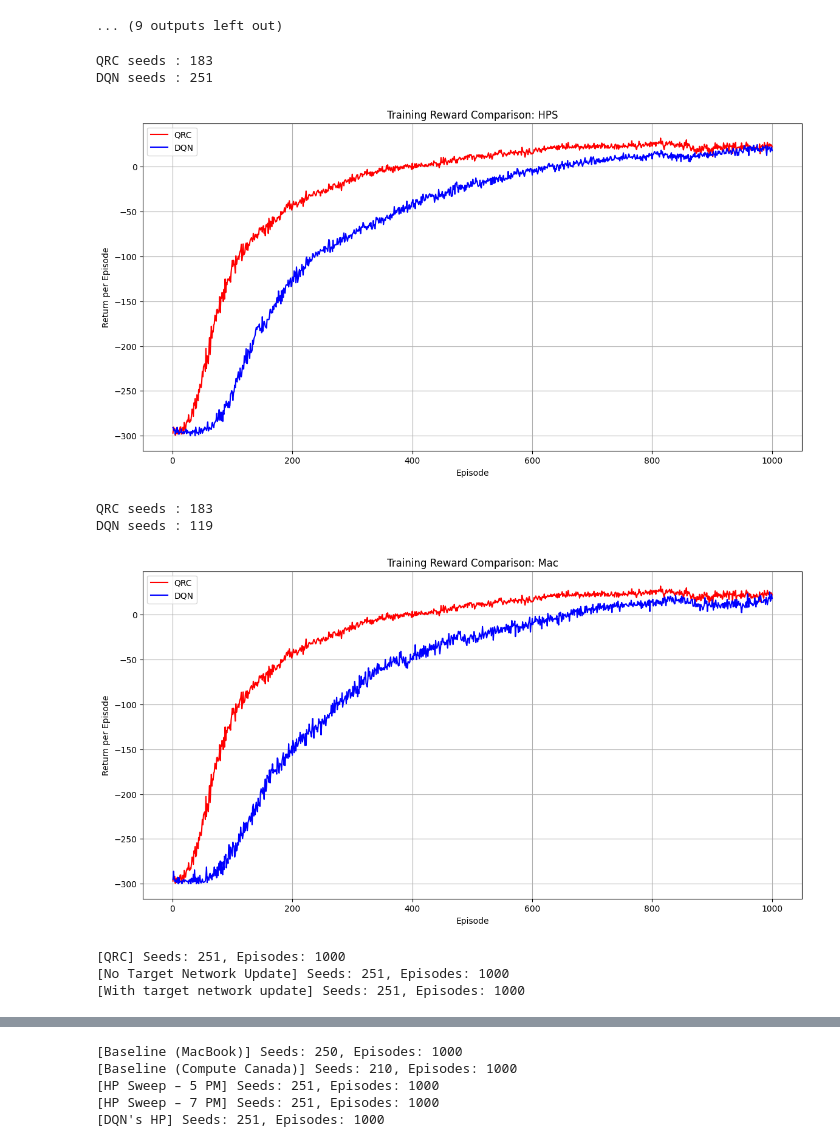
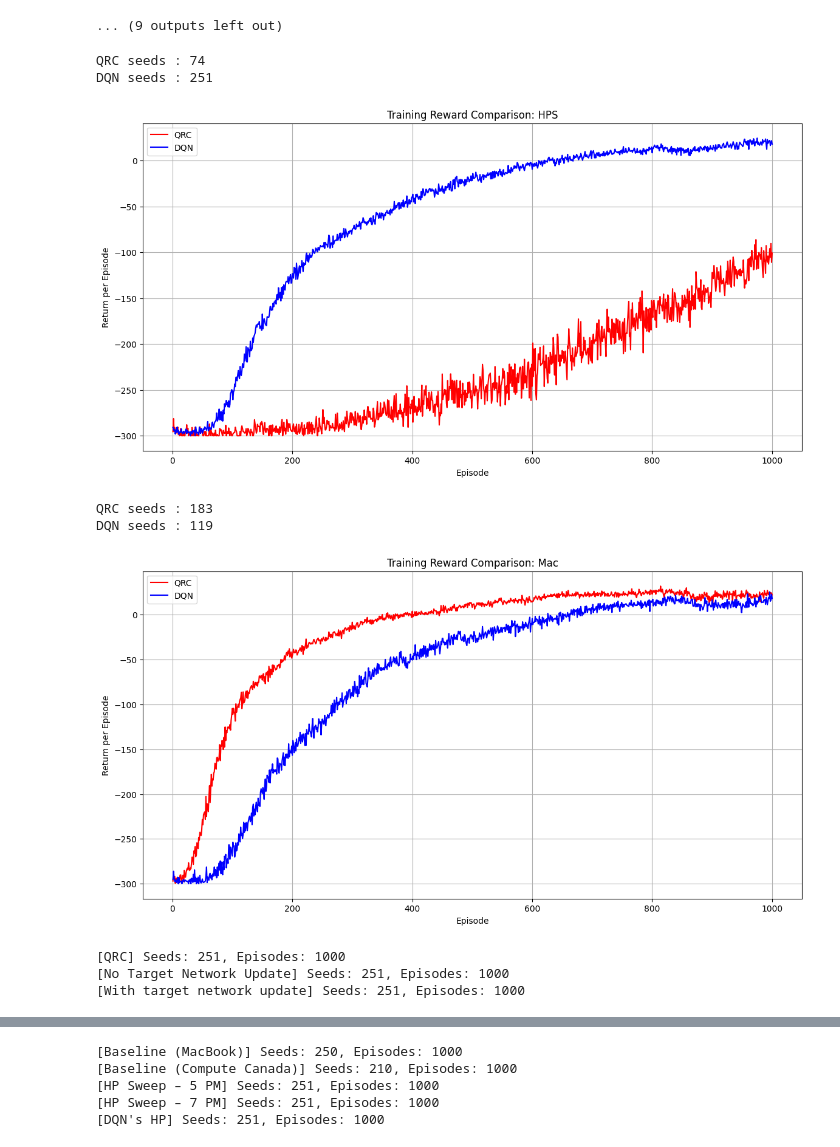
Before and after one commit to LukasOttenhof/DQN-vs-QRC, a Jupyter notebook: Analysis/QRC_analysis.ipynb, the cells around one changed output, grey strips where cells are left out. Drawn from its saved outputs; the diff is of its cells as text; code cells hidden in the pictures.

```diff
--- a/Analysis/QRC_analysis.ipynb
+++ b/Analysis/QRC_analysis.ipynb
@@ -284,34 +284,34 @@ num_episodes : 1000
 # %%
 # plot_qrc_rewards(pt_file="../data/qrc_reward_seeds_hps.pt", name="QRC hps")
 # plot_qrc_rewards(pt_file="../data/dqn_reward_seeds_target_update_2.pt", name="DQN Target Update 2")
 
 plot_graph(
-    qrc_file="../data/qrc_reward_seeds_ntu.pt",
+    qrc_file="../data/qrc_reward_seeds_hlr_1.pt",
     dqn_file="../data/qrc_results/qrc_best_hyperparameters.pt",
     graph_title="Training Reward Comparison: HPS"
 )
 
 plot_graph(
     qrc_file="../data/qrc_reward_seeds_ntu.pt",
     dqn_file="../data/qrc_reward_seeds_new.pt",
     graph_title="Training Reward Comparison: Mac"
 )
 
 folders = [
     "../data/qrc_results/best_hyperparameters",
     "../result_no_tnu",
     "../result_with_tnu"
 ]
 names = [
     "QRC",
     "No Target Network Update",
     "With target network update",
 ]
 plot_multiple_rewards(folders, names, ci=0.95, title="QRC Performance Across Hyperparameter Configurations")
 # %% [output]
-QRC seeds : 183
+QRC seeds : 74
 DQN seeds : 251
-[figure, old version]
+[figure, new version]
 QRC seeds : 183
 DQN seeds : 119
 [figure]
```
Also changed, not shown: parts of 2 cells of this notebook, 4 other files.
